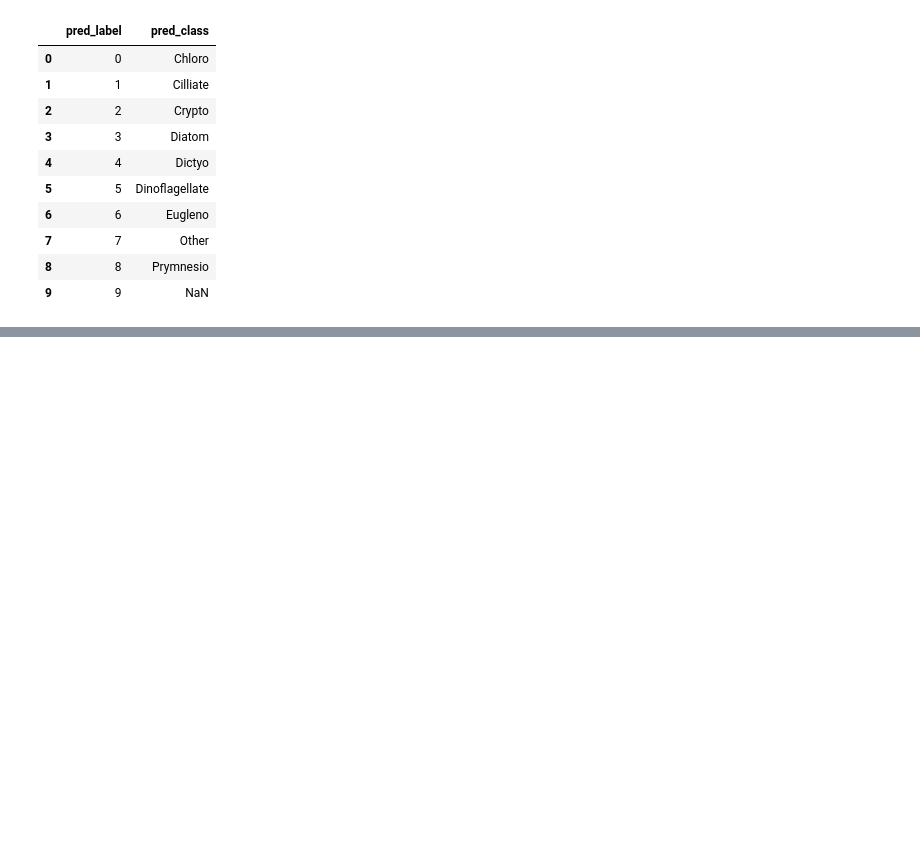
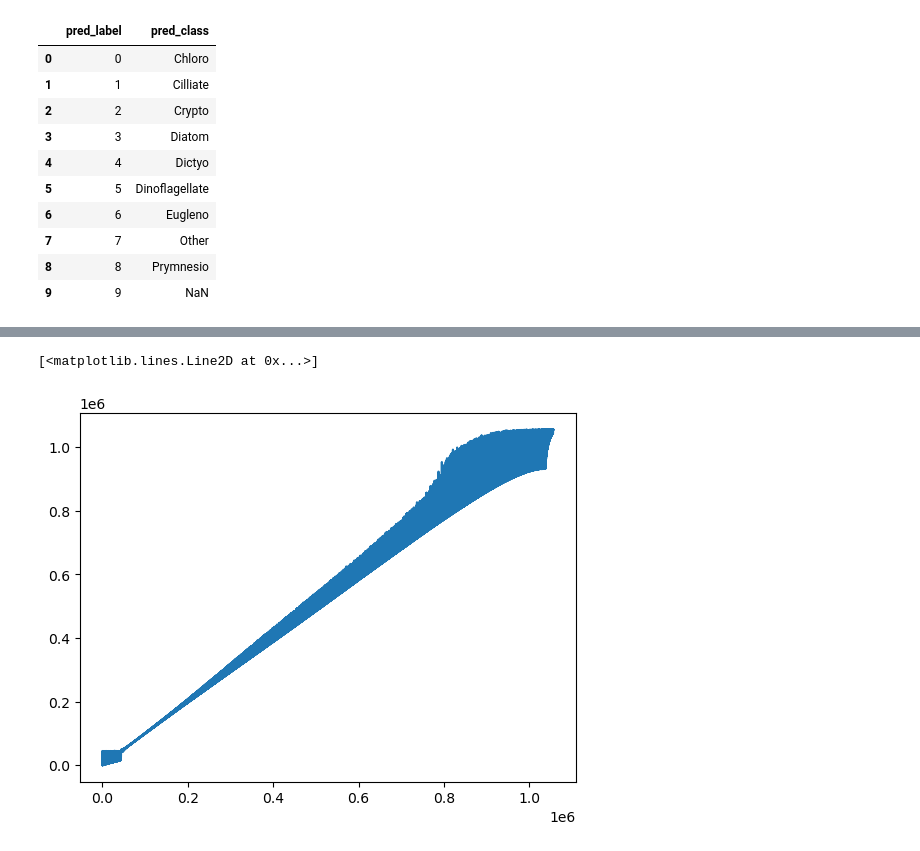
Before and after one commit to chandlerault/PIVOT, a Jupyter notebook: Dissimilarity_Scores.ipynb, the cells around one changed output, grey strips where cells are left out. Drawn from its saved outputs; the diff is of its cells as text; code cells hidden in the pictures; blank space fills up the shorter version.

```diff
--- a/Dissimilarity_Scores.ipynb
+++ b/Dissimilarity_Scores.ipynb
@@ -102,0 +185,8 @@ df_no_probs.to_parquet("inventory_df_with_scores.parquet.gzip", index=False, com
+# %%
+%%time
+df_ranks = df[columns_to_compare].rank(method='first').astype(int)
+
+plt.plot(df_ranks.astype(int).sort_values(by = 'least_confident_score')['least_confident_score'],
+         df_ranks.astype(int).sort_values(by = 'least_confident_score')['entropy_score']
+        )
+# %% [output]
@@ -102,0 +195,2 @@ df_no_probs.to_parquet("inventory_df_with_scores.parquet.gzip", index=False, com
+[<matplotlib.lines.Line2D at 0x...>]
+[figure, added]
```
Also changed, not shown: parts of 13 cells of this notebook.
